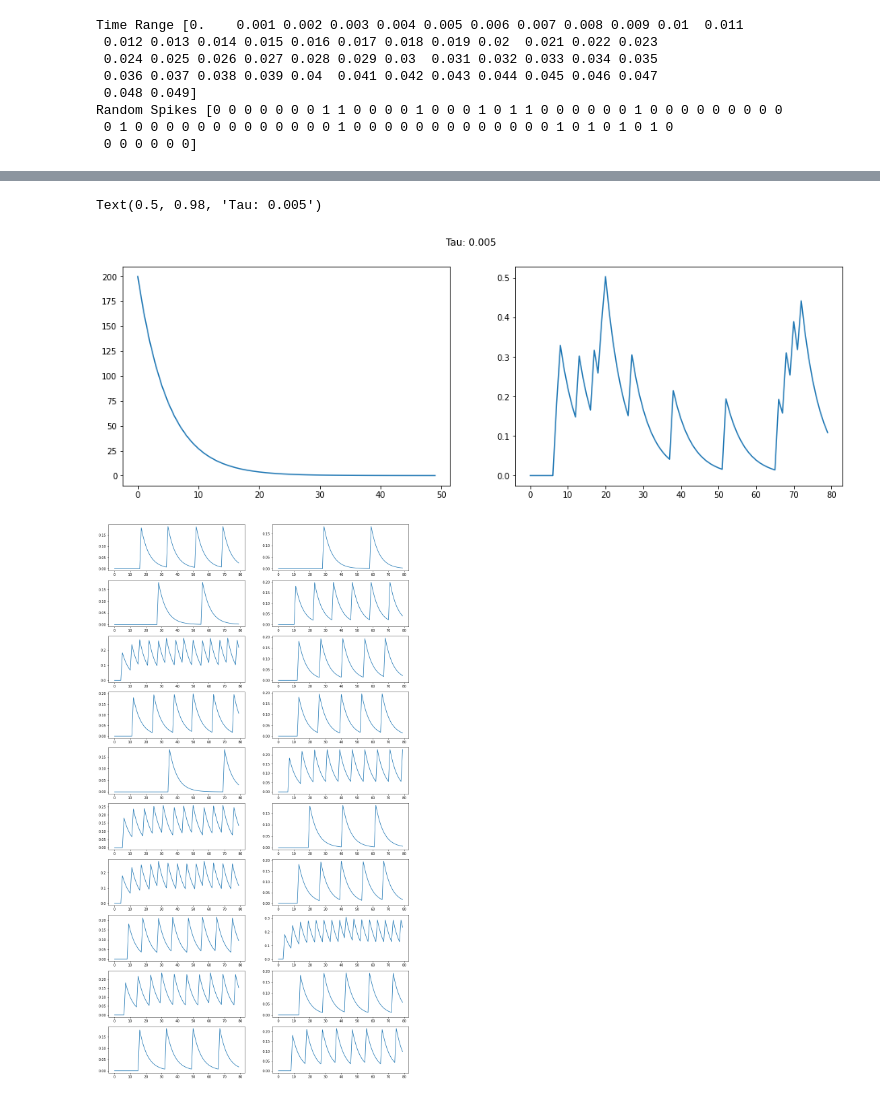
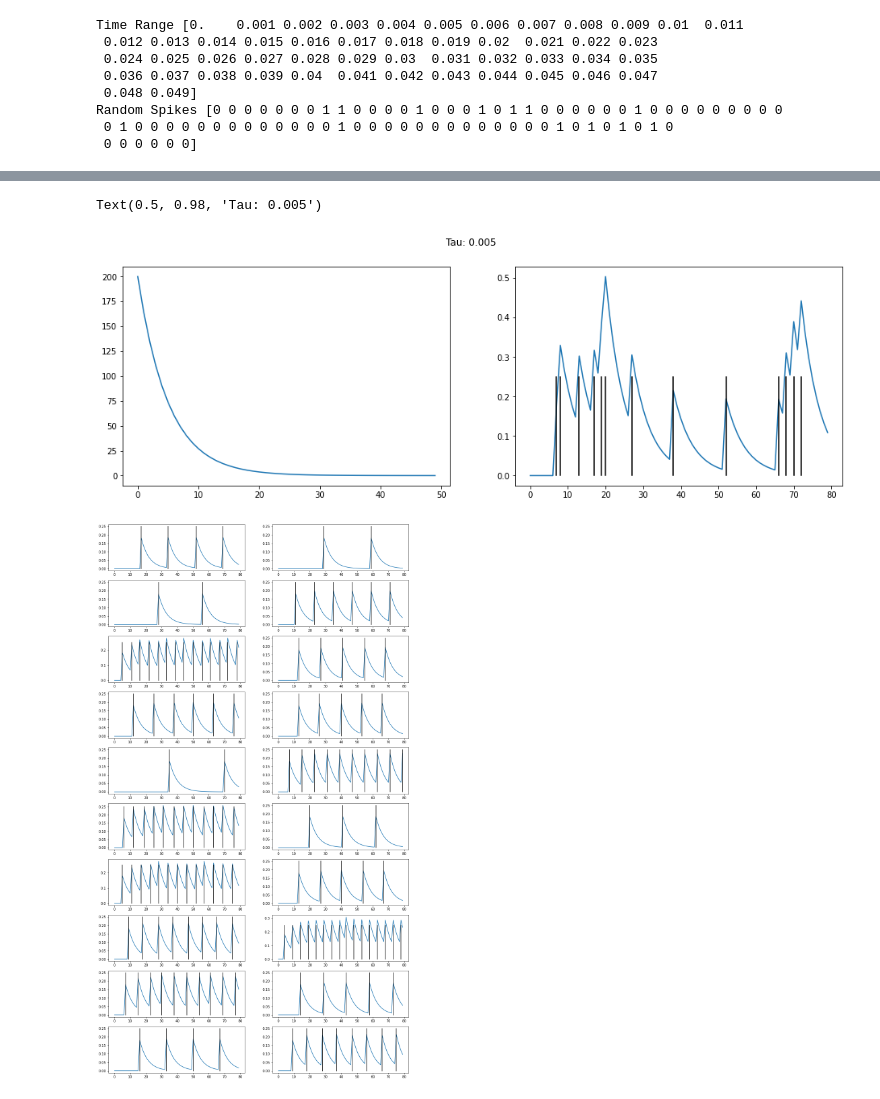
Before and after one commit to R-Gaurav/SpikingMaxPooling, a Jupyter notebook: ndl_plots/spiking_neuron_synpase_plots.ipynb, the cells around one changed output, grey strips where cells are left out. Cells and saved outputs as stored; diff of their text form; code cells hidden in the pictures.

```diff
--- a/ndl_plots/spiking_neuron_synpase_plots.ipynb
+++ b/ndl_plots/spiking_neuron_synpase_plots.ipynb
@@ -11,2 +12,8 @@ from utils.base_utils.exp_utils import get_filtered_signal_from_spikes
 from configs.exp_configs import tf_exp_cfg as exp_cfg, nengo_dl_cfg as ngo_cfg
+# %%
+def spike_plot_single_neuron(ax, spike):
+    num_spikes = len(spike)
+    for i in range(num_spikes):
+        if spike[i] != 0:
+            ax.plot([i, i], [0, 0.25], color="black")
 # %%
@@ -46,10 +52,11 @@ low_pass = nengo.Lowpass(tau=tau)
 fig, axs = plt.subplots(1, 2, figsize=(16, 5))
 axs[0].plot(low_pass_filt(time_range, tau))
 axs[1].plot(low_pass.filt(spikes))
+spike_plot_single_neuron(axs[1], spikes)
 fig.suptitle("Tau: %s" % tau)
 # %% [output]
 Text(0.5, 0.98, 'Tau: 0.005')
-[figure, old version]
+[figure, new version]
 # %%
 ngo_cfg["sfr"], ngo_cfg["n_steps"] = 250, 80
 ngo_cfg["ndl_res_otpt_dir"] = "/scratch/rgaurav/spiking_investigation/experiment_outputs/cifar10/model_1/ndl_spkg_results/"
@@ -58,18 +65,19 @@ spks_ndl_otpt = pickle.load(open(ngo_cfg["ndl_res_otpt_dir"]+"ndl_model_1_result
 # %%
 #dict_keys(['conv2d.0', 'conv2d_1.0', 'conv2d_2.0', 'conv2d_3.0', 'conv2d_4.0', 'dense.0', 'dense_1.0'])
 test_index, num_rnd_neurons = 0, 128
 spikes_matrix = spks_ndl_otpt["spk_res"][test_index]["conv2d.0"] * ngo_cfg["sfr"] * 0.001
-np.random.seed(seed)
+np.random.seed(SEED)
 # Get some random neuron indices.
 neuron_indices = np.random.choice(20000, num_rnd_neurons)
 fig, axs = plt.subplots(int(20/2), 2, figsize=(16, 3*int(20/2)))
 j=0
 for i in range(num_rnd_neurons):
     if np.all((spikes_matrix[:, neuron_indices[i]]==0)):
         continue
     axs[int(j/2), int(j%2)].plot(low_pass.filt(spikes_matrix[:, neuron_indices[i]]))
+    spike_plot_single_neuron(axs[int(j/2), int(j%2)], spikes_matrix[:, neuron_indices[i]])
     j+=1
     if j==20:
         break
 # %% [output]
-[figure, old version]
+[figure, new version]
```
Also changed, not shown: parts of 3 cells of this notebook, 6 other files.
